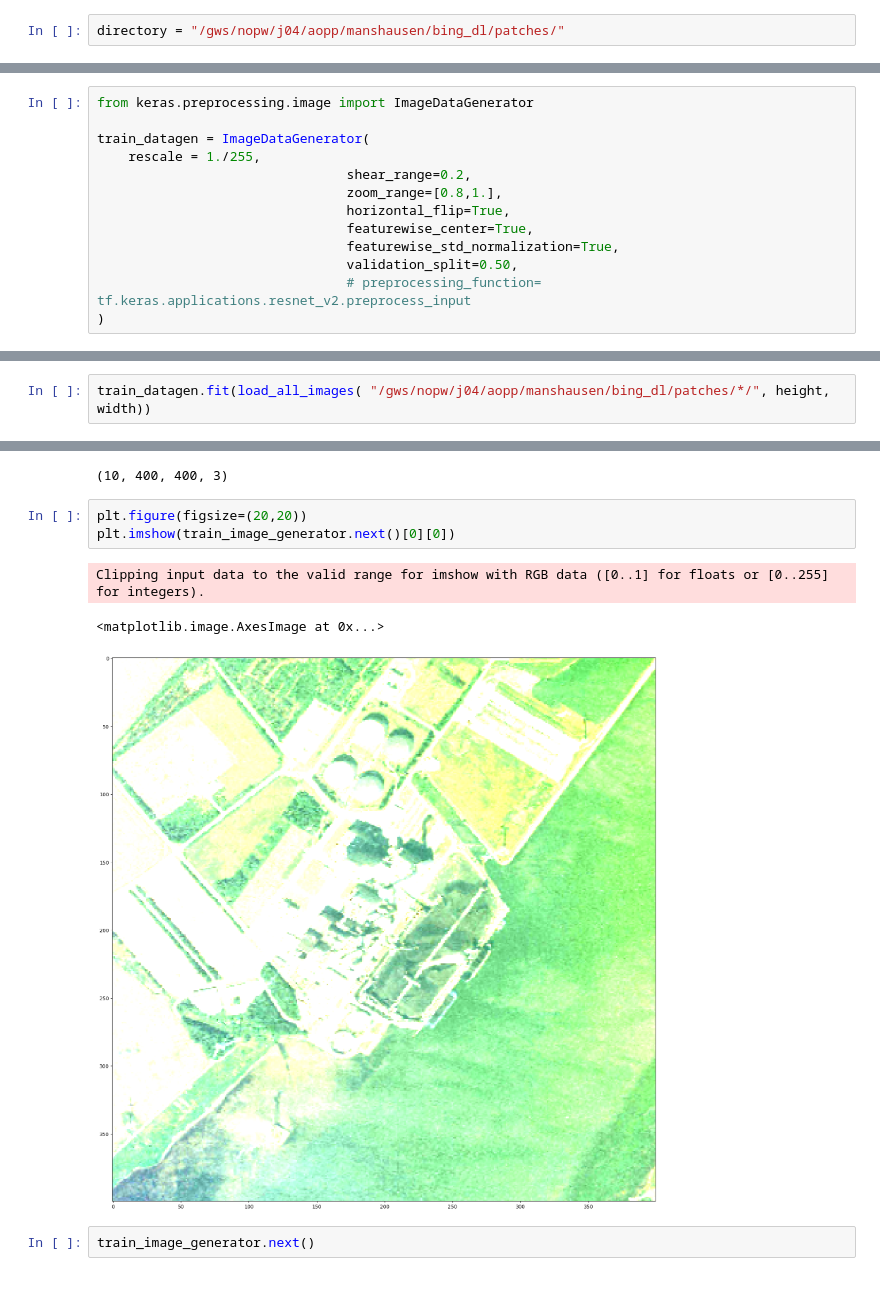
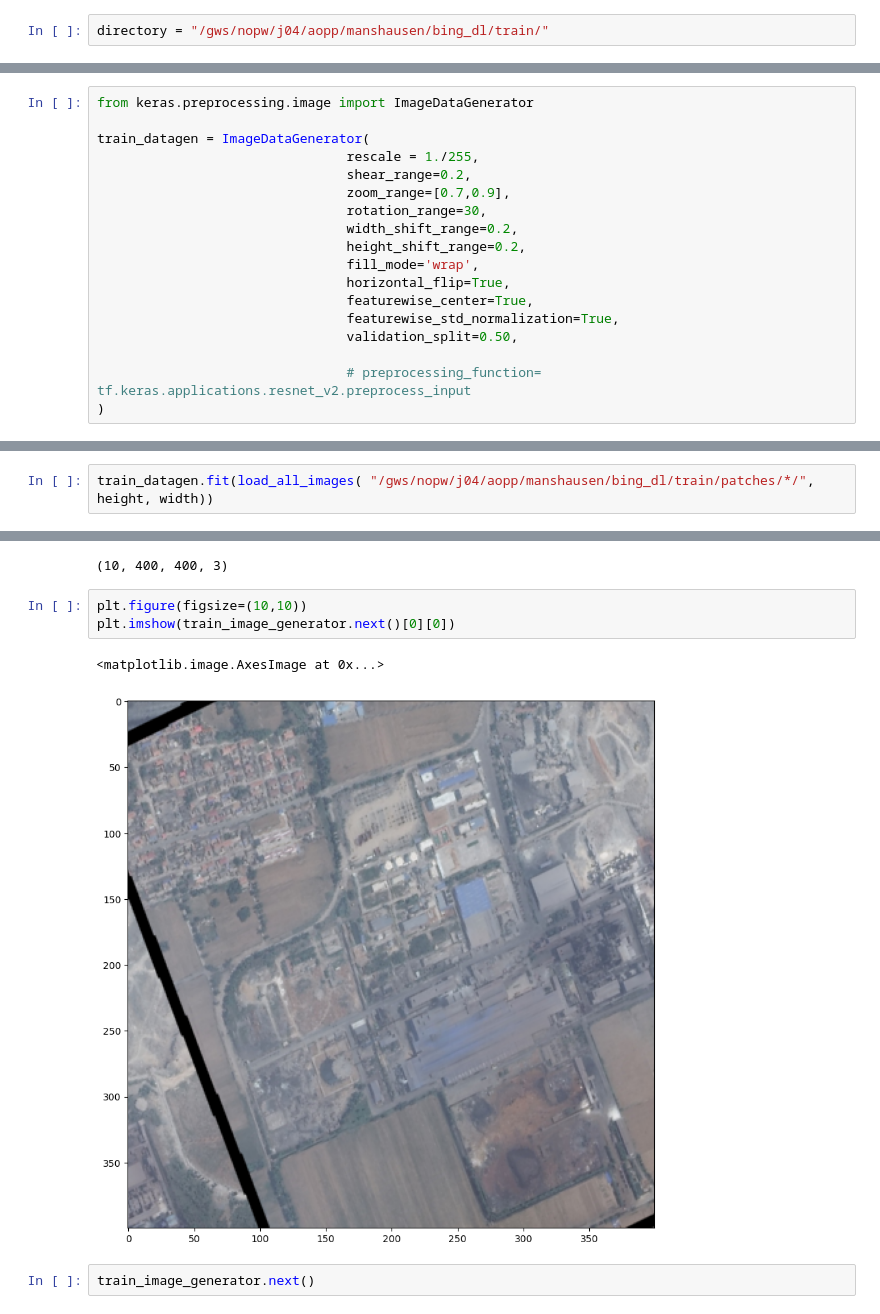
Before and after one commit to ManshaP/sentinel_industry, a Jupyter notebook: bingmaps/train_res50v2.ipynb, the cells around one changed output, grey strips where cells are left out. Cells and saved outputs as stored; diff of their text form; blank space fills up the shorter version.

```diff
--- a/bingmaps/train_res50v2.ipynb
+++ b/bingmaps/train_res50v2.ipynb
@@ -18,2 +26,2 @@ off=0
 # %%
-directory = "/gws/nopw/j04/aopp/manshausen/bing_dl/patches/"
+directory = "/gws/nopw/j04/aopp/manshausen/bing_dl/train/"
@@ -34,13 +115,18 @@ def load_all_images(dataset_path, height, width, img_ext='tif'):
 from keras.preprocessing.image import ImageDataGenerator
 
 train_datagen = ImageDataGenerator(
-    rescale = 1./255,
+                                rescale = 1./255,
                                 shear_range=0.2,
-                                zoom_range=[0.8,1.],
+                                zoom_range=[0.7,0.9],
+                                rotation_range=30,
+                                width_shift_range=0.2,
+                                height_shift_range=0.2,
+                                fill_mode='wrap',
                                 horizontal_flip=True,
                                 featurewise_center=True,
                                 featurewise_std_normalization=True,
                                 validation_split=0.50,
+
                                 # preprocessing_function= tf.keras.applications.resnet_v2.preprocess_input
 )
 # %%
@@ -49,7 +135,7 @@ train_datagen = ImageDataGenerator(
 # for p in glob.glob("/gws/nopw/j04/aopp/manshausen/bing_dl/patches/*/*."+'tif')[::20]:
 #     print(read_pil_image(str(p), height, width))
 # %%
-train_datagen.fit(load_all_images( "/gws/nopw/j04/aopp/manshausen/bing_dl/patches/*/", height, width))
+train_datagen.fit(load_all_images( "/gws/nopw/j04/aopp/manshausen/bing_dl/train/patches/*/", height, width))
 # %%
 train_image_generator = train_datagen.flow_from_directory(
     directory,
@@ -83,12 +169,11 @@ train_image_generator.next()[0].shape
 # %% [output]
 (10, 400, 400, 3)
 # %%
-plt.figure(figsize=(20,20))
+plt.figure(figsize=(10,10))
 plt.imshow(train_image_generator.next()[0][0])
 # %% [output]
-Clipping input data to the valid range for imshow with RGB data ([0..1] for floats or [0..255] for integers).
+<matplotlib.image.AxesImage at 0x...>
-<matplotlib.image.AxesImage at 0x...>
-[figure, old version]
+[figure, new version]
 # %%
 train_image_generator.next()
 # %% [output]
```
Also changed, not shown: parts of 9 cells of this notebook, 21 other files.
